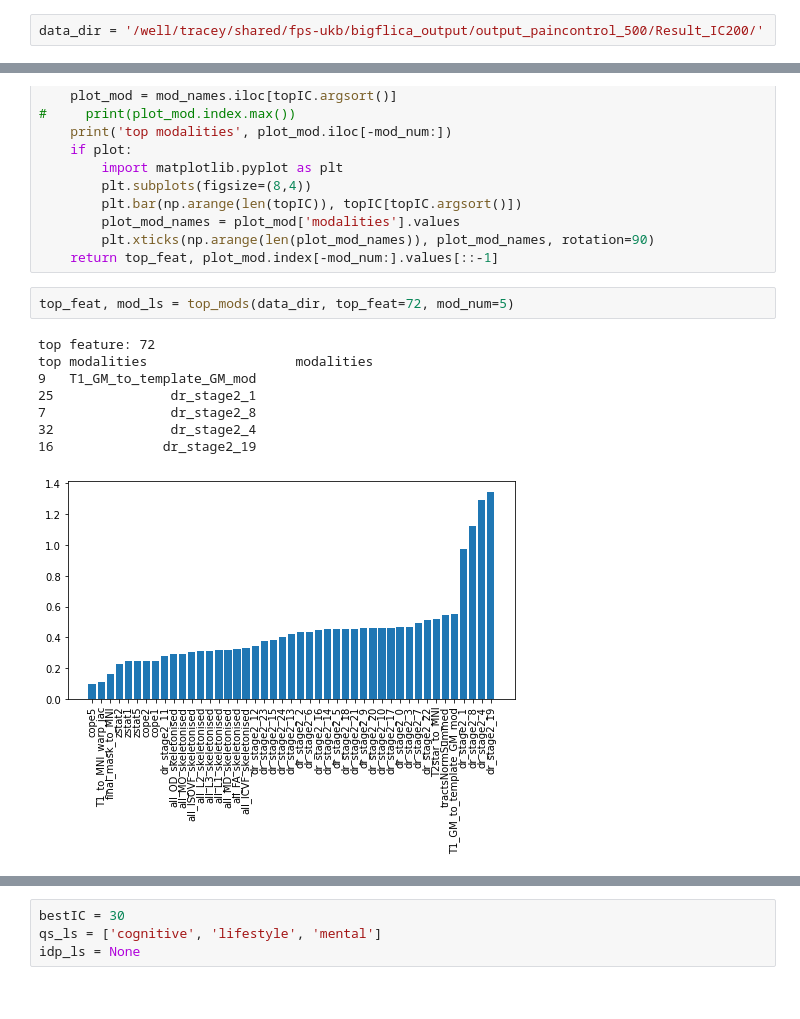
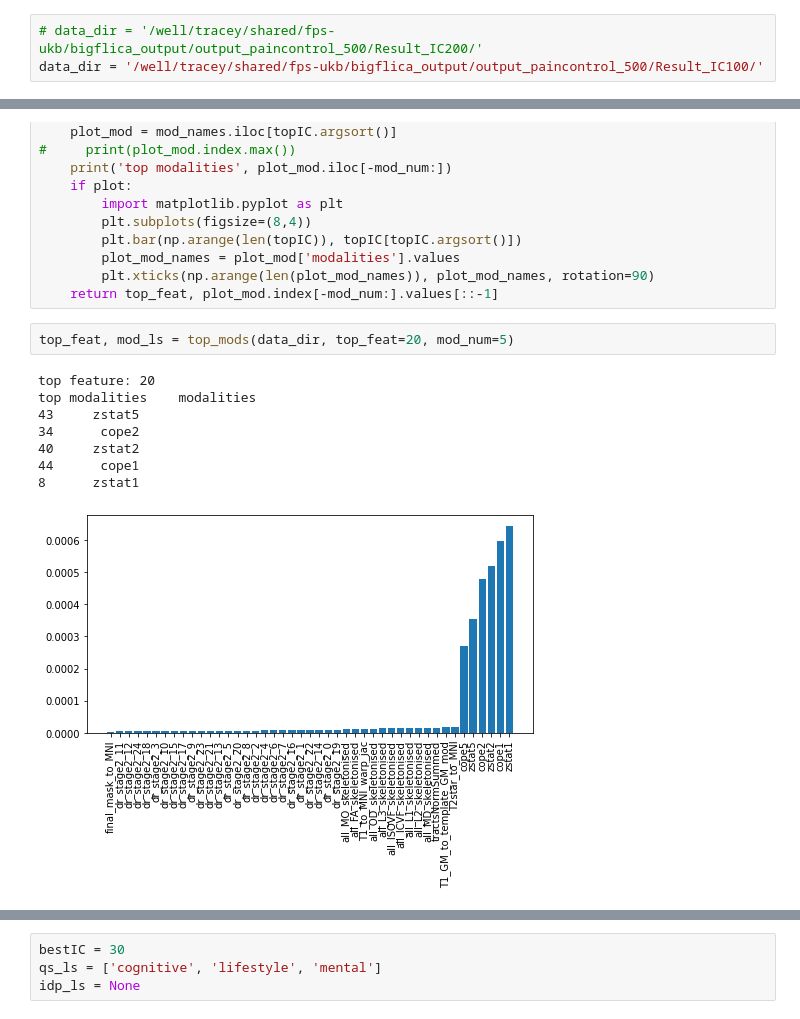
Before and after one commit to syzhang/bfl_extract, a Jupyter notebook: dev_paincontrol.ipynb, the cells around one changed output, grey strips where cells are left out. Saved outputs shown, nothing was run; the diff lists cells and outputs as text.

```diff
--- a/dev_paincontrol.ipynb
+++ b/dev_paincontrol.ipynb
@@ -306,7 +175,8 @@ match_question(feats10)
 # %% [markdown]
 #### visualising top feature
 # %%
-data_dir = '/well/tracey/shared/fps-ukb/bigflica_output/output_paincontrol_500/Result_IC200/'
+# data_dir = '/well/tracey/shared/fps-ukb/bigflica_output/output_paincontrol_500/Result_IC200/'
+data_dir = '/well/tracey/shared/fps-ukb/bigflica_output/output_paincontrol_500/Result_IC100/'
 # %%
 def top_mods(data_dir, top_feat, mod_num=3, plot=True):
     """return top modalities given feature importance"""
@@ -327,16 +197,16 @@ def top_mods(data_dir, top_feat, mod_num=3, plot=True):
         plt.xticks(np.arange(len(plot_mod_names)), plot_mod_names, rotation=90)
     return top_feat, plot_mod.index[-mod_num:].values[::-1]
 # %%
-top_feat, mod_ls = top_mods(data_dir, top_feat=72, mod_num=5)
+top_feat, mod_ls = top_mods(data_dir, top_feat=20, mod_num=5)
 # %% [output]
-top feature: 72
-top modalities                   modalities
-9   T1_GM_to_template_GM_mod
-25               dr_stage2_1
-7                dr_stage2_8
-32               dr_stage2_4
-16              dr_stage2_19
+top feature: 20
+top modalities    modalities
+43     zstat5
+34      cope2
+40     zstat2
+44      cope1
+8      zstat1
-[figure, old version]
+[figure, new version]
 # %%
 for mod in mod_ls:
     print(f'modality {mod}')
```
Also changed, not shown: parts of 40 cells of this notebook, 38 other files.
